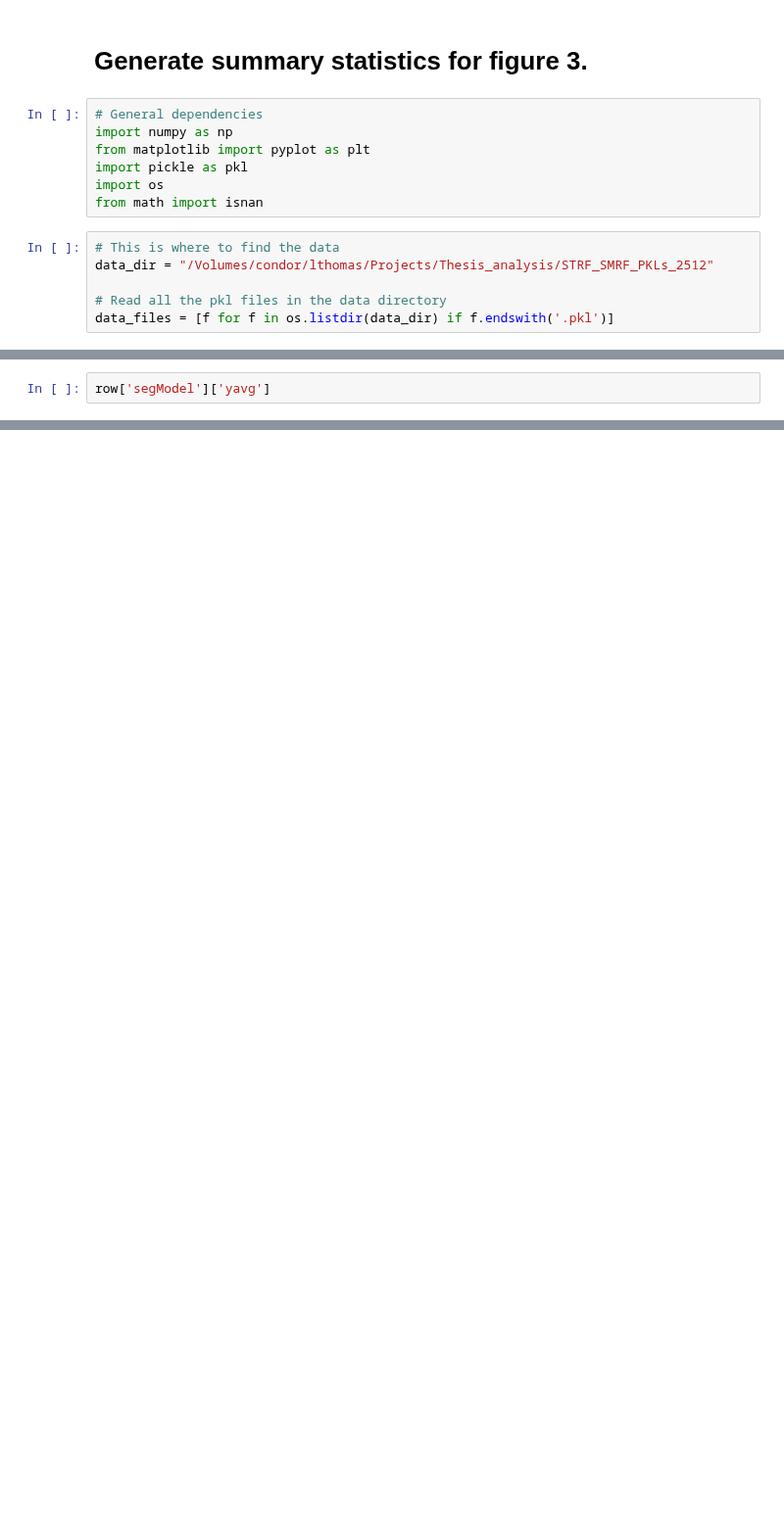
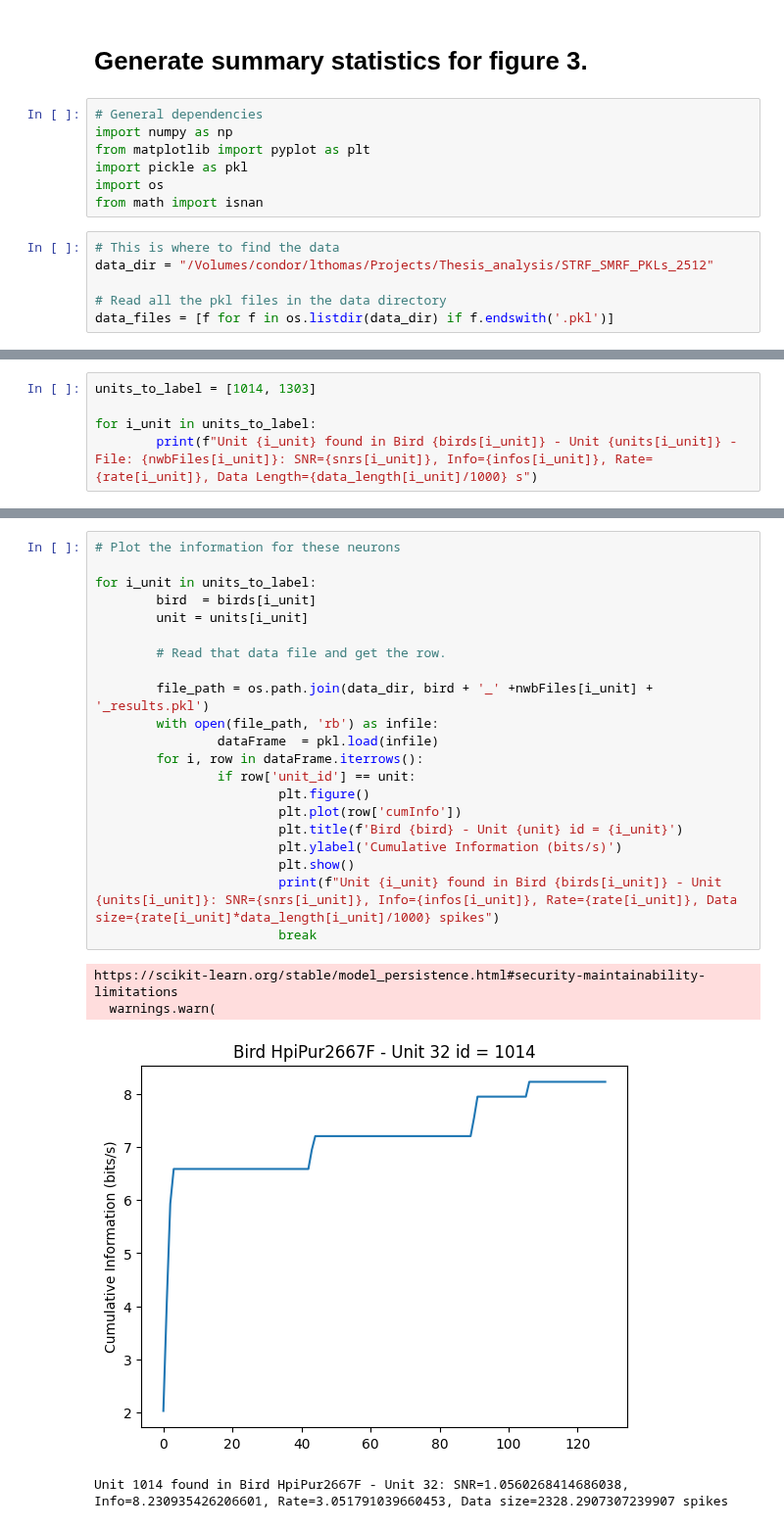
Before and after one commit to theunissenlab/strfPy, a Jupyter notebook: PaperFigs/summaryStats.ipynb, the cells around one changed output, grey strips where cells are left out. Shown at 98% size. Cells and saved outputs as stored; diff of their text form; blank space fills up the shorter version.

```diff
--- a/PaperFigs/summaryStats.ipynb
+++ b/PaperFigs/summaryStats.ipynb
@@ -162,3 +220,6 @@ Number of units with SNR > 0.1 and Information > 3.0 and Rate > 2.0 and Data Len
 # %%
-row['segModel']['yavg']
+units_to_label = [1014, 1303]
+
+for i_unit in units_to_label:
+        print(f"Unit {i_unit} found in Bird {birds[i_unit]} - Unit {units[i_unit]} - File: {nwbFiles[i_unit]}: SNR={snrs[i_unit]}, Info={infos[i_unit]}, Rate={rate[i_unit]}, Data Length={data_length[i_unit]/1000} s")
 # %% [output]
@@ -165,0 +228,26 @@ np.float64(2.0709826662528354)
+# %%
+# Plot the information for these neurons
+
+for i_unit in units_to_label:
+        bird  = birds[i_unit]
+        unit = units[i_unit]
+
+        # Read that data file and get the row.
+
+        file_path = os.path.join(data_dir, bird + '_' +nwbFiles[i_unit] + '_results.pkl')
+        with open(file_path, 'rb') as infile:
+                dataFrame  = pkl.load(infile)
+        for i, row in dataFrame.iterrows():
+                if row['unit_id'] == unit:
+                        plt.figure()
+                        plt.plot(row['cumInfo'])
+                        plt.title(f'Bird {bird} - Unit {unit} id = {i_unit}')
+                        plt.ylabel('Cumulative Information (bits/s)')
+                        plt.show()
+                        print(f"Unit {i_unit} found in Bird {birds[i_unit]} - Unit {units[i_unit]}: SNR={snrs[i_unit]}, Info={infos[i_unit]}, Rate={rate[i_unit]}, Data size={rate[i_unit]*data_length[i_unit]/1000} spikes")
+                        break
+# %% [output]
+https://scikit-learn.org/stable/model_persistence.html#security-maintainability-limitations
+  warnings.warn(
+[figure, added]
+Unit 1014 found in Bird HpiPur2667F - Unit 32: SNR=1.0560268414686038, Info=8.230935426206601, Rate=3.051791039660453, Data size=2328.2907307239907 spikes
```
Also changed, not shown: parts of 8 cells of this notebook.
